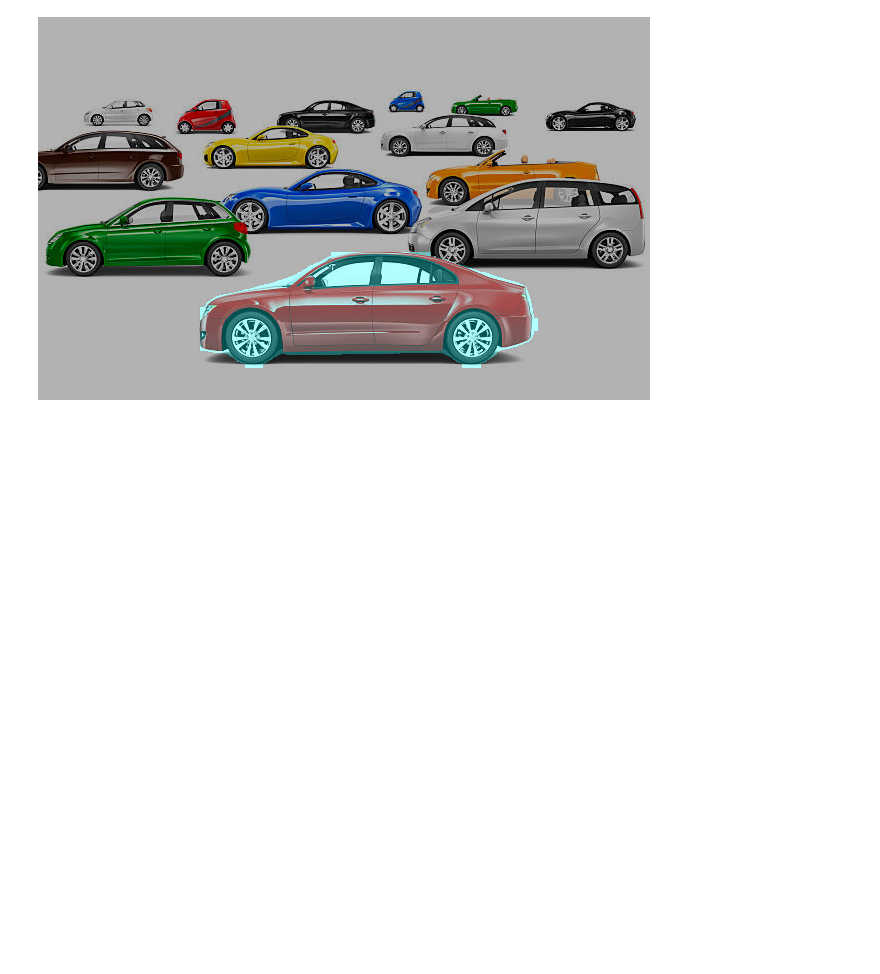
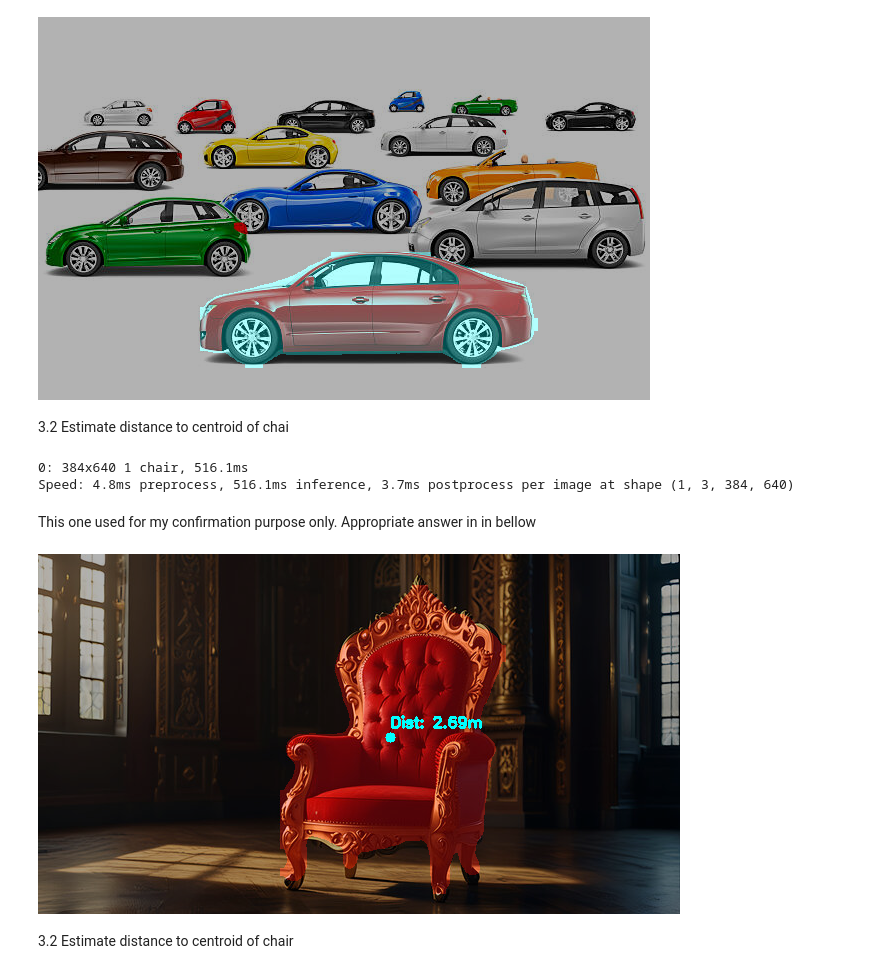
Before and after one commit to Hasithadissanayaka/FOT-MT-ETM4272, a Jupyter notebook: b5_tha3_443.ipynb, the cells around one changed output. Drawn from its saved outputs; the diff is of its cells as text; code cells hidden in the pictures; blank space fills up the shorter version.

```diff
--- a/b5_tha3_443.ipynb
+++ b/b5_tha3_443.ipynb
@@ -134,3 +129,82 @@ if largest_mask is not None:
     cv2_imshow(image)  # Use cv2_imshow to display the image
 # %% [output]
 [figure]
+# %% [markdown]
+3.2 Estimate distance to centroid of chai
+# %%
+# Load the segmentation model
+model = YOLO("yolov8s-seg.pt")  # Load YOLOv8 segmentation model
+
+# Read the image
+image_path = "/content/drive/MyDrive/Colab Notebooks/kingChair.jpg"  # Path to uploaded image
+image = cv2.imread(image_path)
+
+# Run segmentation on the image
+results = model(image)[0]
+
+chair_index = -1
+largest_area = 0
+chair_centroid = None
+# %% [output]
+0: 384x640 1 chair, 516.1ms
+Speed: 4.8ms preprocess, 516.1ms inference, 3.7ms postprocess per image at shape (1, 3, 384, 640)
+# %% [markdown]
+This one used for my confirmation purpose only. Appropriate answer in in bellow
+# %%
+# Iterate through detected objects
+for i, (box, mask, cls) in enumerate(zip(results.boxes.xyxy, results.masks.data, results.boxes.cls)):
+    x1, y1, x2, y2 = box
+    area = (x2 - x1) * (y2 - y1)
+
+    # Check if the detected object is a chair (YOLO class ID for "chair" is typically 56)
+    if int(cls) == 56:  # Adjust this if needed based on YOLO model output
+        if area > largest_area:
+            largest_area = area
+            chair_index = i
+            chair_centroid = ((x1 + x2) // 2, (y1 + y2) // 2)
+
+# Estimate distance using a simple depth formula
+def estimate_distance(box_height, known_height=1.2, focal_length=600):
+    """
+    Distance estimation formula:
+    Distance = (Known Height * Focal Length) / Box Height
+    """
+    if box_height == 0:
+        return None
+    return (known_height * focal_length) / box_height
+
+# Draw results on the image
+if chair_index != -1:
+    mask = results.masks.data[chair_index].cpu().numpy()  # Convert mask to NumPy array
+    mask = (mask * 255).astype(np.uint8)  # Convert to 8-bit grayscale
+
+    # Resize the mask to match the image size
+    mask = cv2.resize(mask, (image.shape[1], image.shape[0]))
+
+    # Create an RGB mask with a custom color
+    color = (0, 0, 255)  # Red mask for the chair
+    rgb_mask = np.zeros_like(image, dtype=np.uint8)
+    rgb_mask[mask > 0] = color  # Apply the chosen color
+
+    # Overlay the mask on the original image
+    image = cv2.addWeighted(image, 0.7, rgb_mask, 0.3, 0)
+
+#Draw the centroid  #This line was previously indented incorrectly. It should be at the same level as 'if chair_index != -1:'
+if chair_centroid:
+    cx, cy = chair_centroid
+    cv2.circle(image, (int(cx), int(cy)), 5, (255, 255, 0), -1)  # Draw centroid in yellow
+
+    # Estimate distance
+    chair_height = largest_area ** 0.5  # Approximate height from area
+    distance = estimate_distance(chair_height)
+
+    # Display estimated distance on the image
+    cv2.putText(image, f"Dist: {distance:.2f}m", (int(cx), int(cy - 10)),
+                cv2.FONT_HERSHEY_SIMPLEX, 0.5, (255, 255, 0), 2)
+
+# Display the result
+cv2_imshow(image)
+# %% [output]
+[figure, added]
+# %% [markdown]
+3.2 Estimate distance to centroid of chair
```
Also changed, not shown: parts of 16 cells of this notebook.
